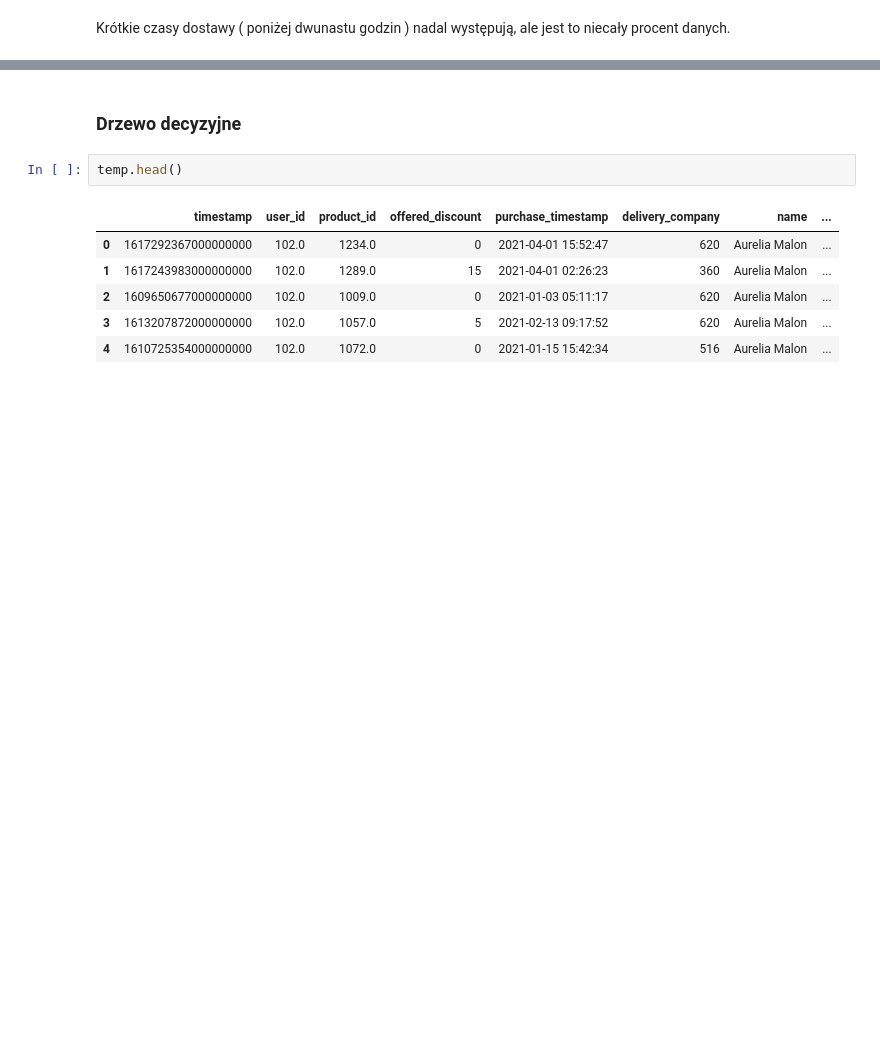
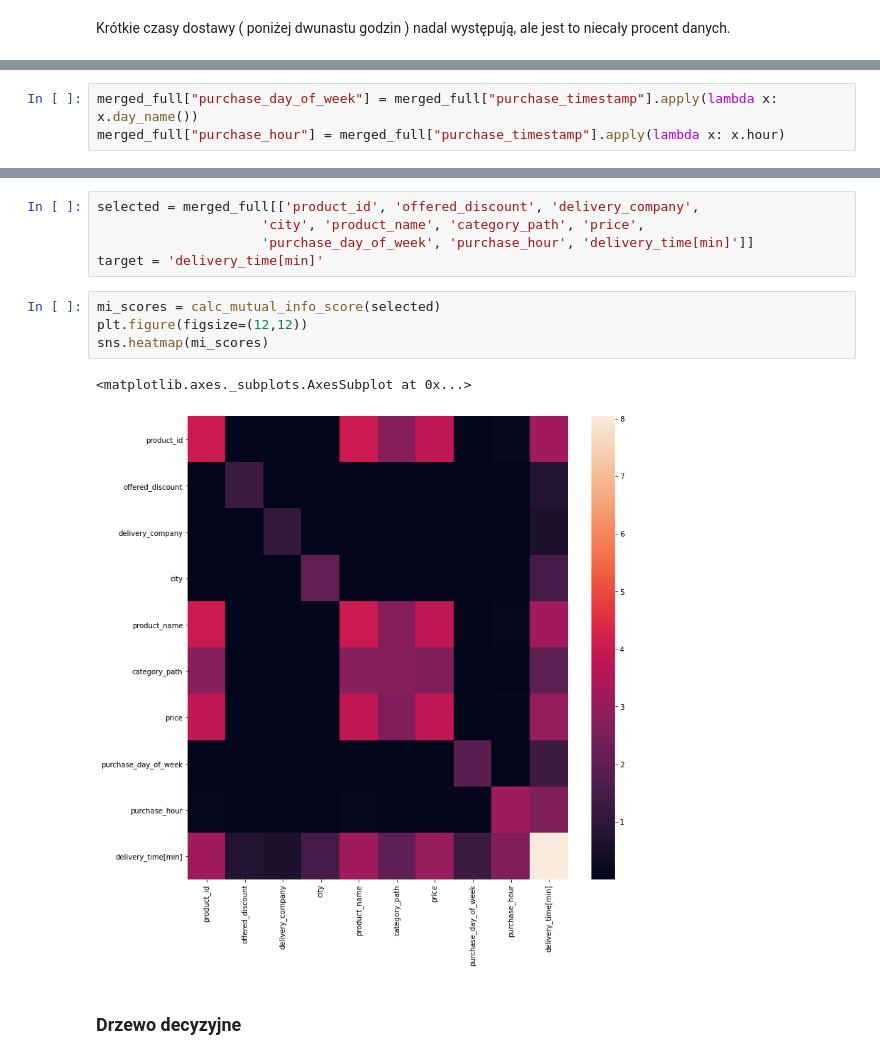
Before and after one commit to RafalUzarowicz/IUM, a Jupyter notebook: etap1-wersja2.ipynb, the cells around one changed output, grey strips where cells are left out. Saved outputs shown, nothing was run; the diff lists cells and outputs as text; blank space fills up the shorter version.

```diff
--- a/etap1-wersja2.ipynb
+++ b/etap1-wersja2.ipynb
@@ -681,0 +680,3 @@ Index(['timestamp', 'user_id', 'product_id', 'offered_discount',
+# %%
+merged_full["purchase_day_of_week"] = merged_full["purchase_timestamp"].apply(lambda x: x.day_name())
+merged_full["purchase_hour"] = merged_full["purchase_timestamp"].apply(lambda x: x.hour)
@@ -682,14 +707,17 @@ Index(['timestamp', 'user_id', 'product_id', 'offered_discount',
+# %%
+selected = merged_full[['product_id', 'offered_discount', 'delivery_company',
+                     'city', 'product_name', 'category_path', 'price',
+                     'purchase_day_of_week', 'purchase_hour', 'delivery_time[min]']]
+target = 'delivery_time[min]'
+# %%
+mi_scores = calc_mutual_info_score(selected)
+plt.figure(figsize=(12,12))
+sns.heatmap(mi_scores)
+# %% [output]
+<matplotlib.axes._subplots.AxesSubplot at 0x...>
+[figure, added]
 # %% [markdown]
 ### Drzewo decyzyjne
-# %%
-temp.head()
-# %% [output]
-|  | timestamp | user_id | product_id | offered_discount | purchase_timestamp | delivery_company | name | ... |
-| 0 | 1617292367000000000 | 102.0 | 1234.0 | 0 | 2021-04-01 15:52:47 | 620 | Aurelia Malon | ... |
-| 1 | 1617243983000000000 | 102.0 | 1289.0 | 15 | 2021-04-01 02:26:23 | 360 | Aurelia Malon | ... |
-| 2 | 1609650677000000000 | 102.0 | 1009.0 | 0 | 2021-01-03 05:11:17 | 620 | Aurelia Malon | ... |
-| 3 | 1613207872000000000 | 102.0 | 1057.0 | 5 | 2021-02-13 09:17:52 | 620 | Aurelia Malon | ... |
-| 4 | 1610725354000000000 | 102.0 | 1072.0 | 0 | 2021-01-15 15:42:34 | 516 | Aurelia Malon | ... |
 # %%
 from sklearn.linear_model import LinearRegression
 from sklearn.model_selection import train_test_split
```
Also changed, not shown: parts of 12 cells of this notebook.
